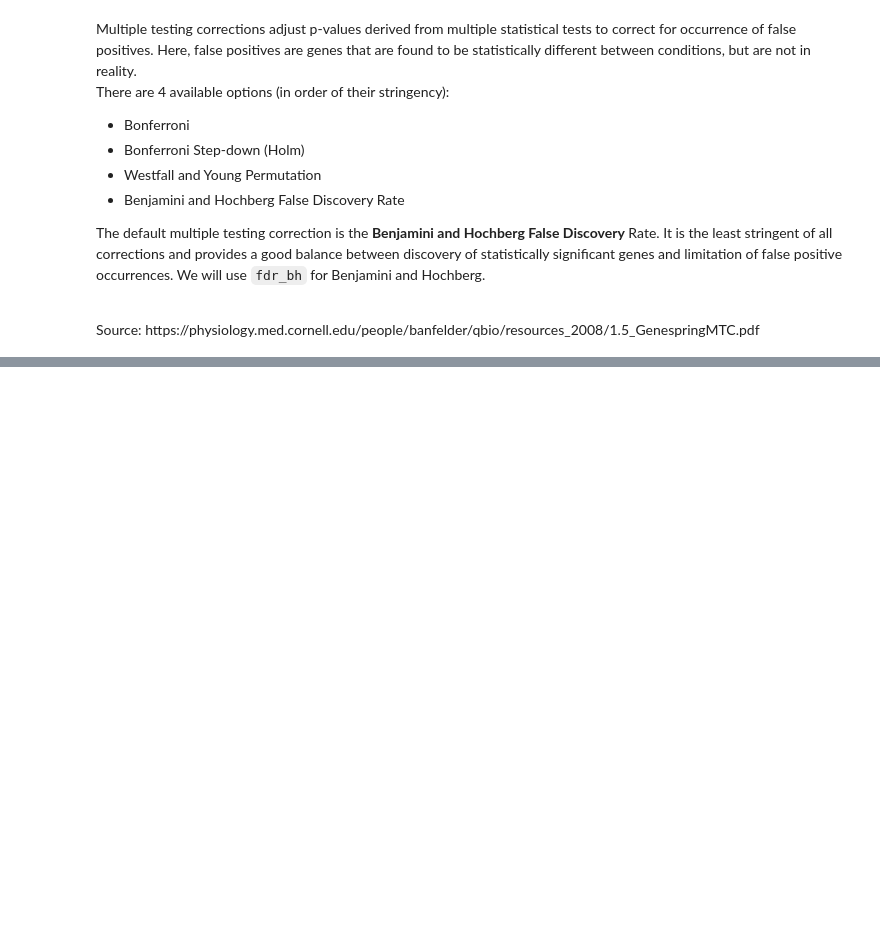
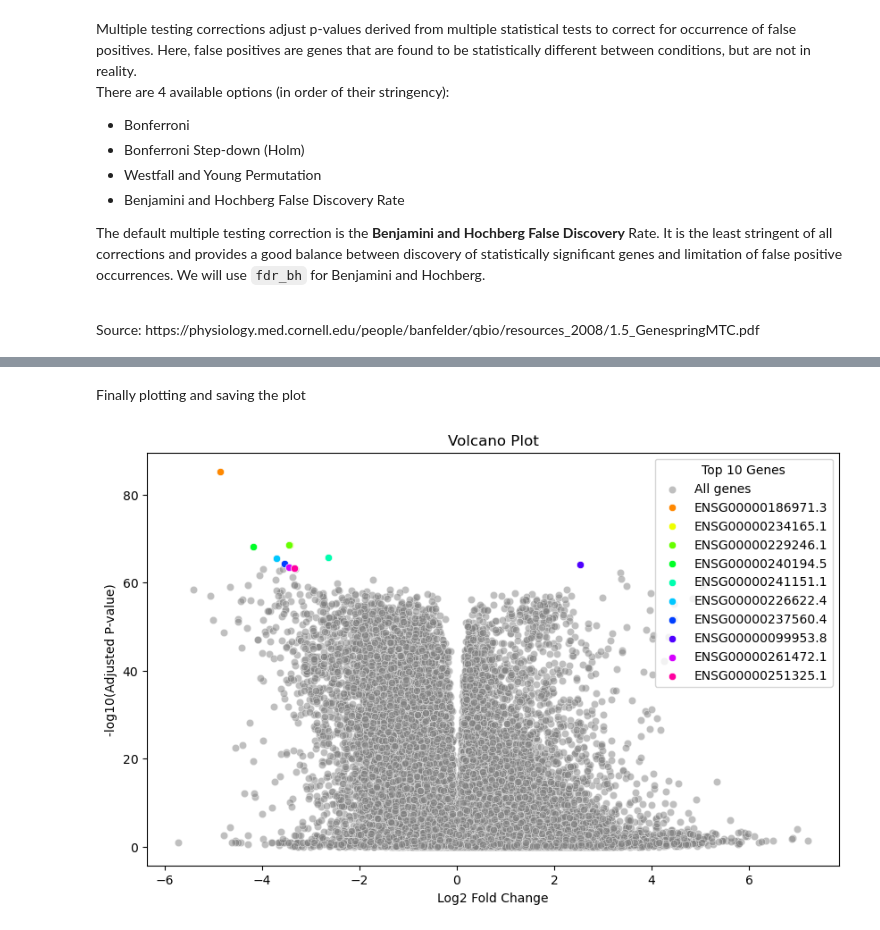
Before and after one commit to Crazz-Zaac/python-bioinformatics, a Jupyter notebook: Final Project.ipynb, the cells around one changed output, grey strips where cells are left out. Drawn from its saved outputs; the diff is of its cells as text; code cells hidden in the pictures; blank space fills up the shorter version.

Commit message:
differentially expressed csv file from step 2

```diff
--- a/Final Project.ipynb
+++ b/Final Project.ipynb
@@ -163,0 +182,4 @@ array([5.96161718e-49, 8.93986011e-01, 4.16272023e-16, ...,
+# %%
+# Loading the CSV file that was generated in step 2
+results_df = pd.read_csv('differential_expression_results.csv')
+results_df.head()
@@ -163,0 +195,6 @@ array([5.96161718e-49, 8.93986011e-01, 4.16272023e-16, ...,
+# %%
+sorted_results_df = results_df.sort_values(by='Adjusted P-value')
+
+# Get top 10 genes with smallest adjusted p-values
+top_10_genes = sorted_results_df.head(10)
+top_10_genes.reset_index(drop=True, inplace=True)
@@ -163,0 +215,31 @@ array([5.96161718e-49, 8.93986011e-01, 4.16272023e-16, ...,
+# %% [markdown]
+Finally plotting and saving the plot
+# %%
+plt.figure(figsize=(10, 6))
+
+# Since we want to give different colors for the top 10 genes
+# define a color palette
+colors = sns.color_palette('hsv', 10)
+
+# Volcano plot for all genes
+sns.scatterplot(data=results_df, x='Log2 Fold Change', y=-np.log10(results_df['Adjusted P-value']),
+                color='grey', alpha=0.5, label='All genes')
+
+# Volcano plot for only top 10 genes with colors and legends
+x_values = top_10_genes['Log2 Fold Change']
+y_values = -np.log10(top_10_genes['Adjusted P-value'])
+for i, gene in enumerate(top_10_genes['Gene']):
+    sns.scatterplot(x=[x_values[i]], y=[y_values[i]], color=colors[i], label=gene)
+
+# Adding labels and title
+plt.xlabel('Log2 Fold Change')
+plt.ylabel('-log10(Adjusted P-value)')
+plt.title('Volcano Plot')
+
+# Adding a legend for better readibility
+plt.legend(title='Top 10 Genes')
+
+plt.savefig('volcano_plot_with_legend.pdf')
+plt.show()
+# %% [output]
+[figure, added]
```
Also changed, not shown: parts of 15 cells of this notebook, 1 other file.
